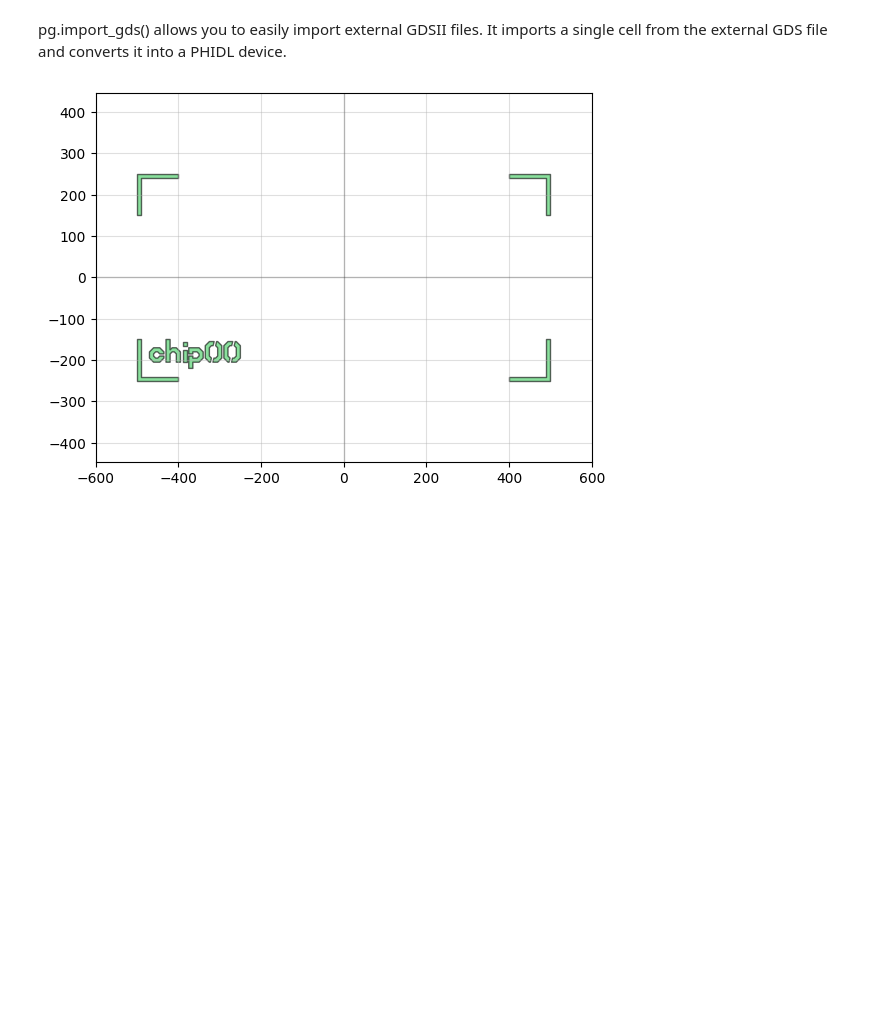
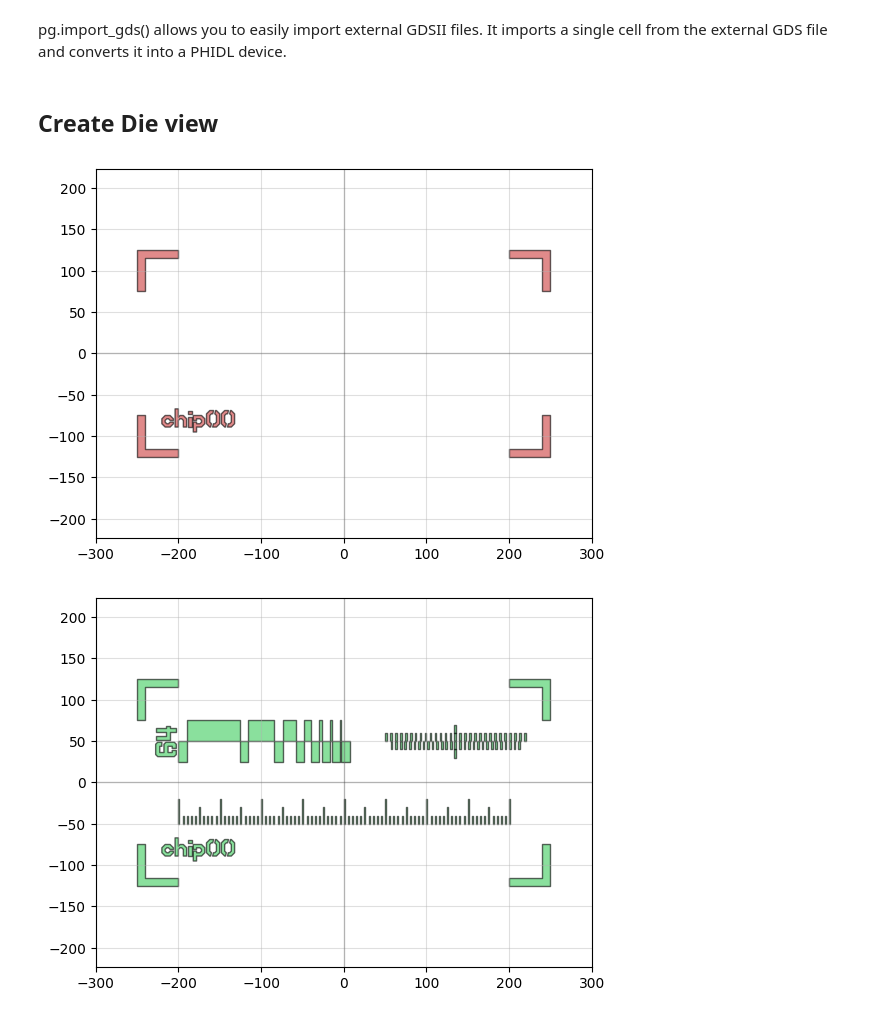
Before and after one commit to hacker-fab/Layout-tool-dev, a Jupyter notebook: phidl_drc_v0.ipynb, the cells around one changed output. Drawn from its saved outputs; the diff is of its cells as text; code cells hidden in the pictures; blank space fills up the shorter version.

```diff
--- a/phidl_drc_v0.ipynb
+++ b/phidl_drc_v0.ipynb
@@ -27,12 +27,12 @@ qp(D) # quickplot the geometry
 The pg.litho_calipers() function is used to detect offsets in multilayer fabrication. It creates a two sets of notches on different layers. When an fabrication error/offset occurs, it is easy to detect how much the offset is because both center-notches are no longer aligned.
 # %%
 Caliper = pg.litho_calipers(
-        notch_size = [1,5],
-        notch_spacing = 2,
-        num_notches = 7,
-        offset_per_notch = 0.1,
+        notch_size = [2,10],
+        notch_spacing = 4,
+        num_notches = 14,
+        offset_per_notch = 0.5,
         row_spacing = 0,
-        layer1 = 1,
-        layer2 = 2)
+        layer1 = 0,
+        layer2 = 0)
 qp(Caliper) # quickplot the geometry
 # %% [output]
@@ -41,11 +41,11 @@ qp(Caliper) # quickplot the geometry
 This ruler structure is useful for measuring distances on a wafer. It features customizable ruler markings
 # %%
 Ruler = pg.litho_ruler(
-    height = 2 ,
-    width = 0.25,
-    spacing = 1,
+    height = 10 ,
+    width = 1.25,
+    spacing = 5,
     scale = [3,1,1,1,1,2,1,1,1,1],
-    num_marks = 21,
+    num_marks = 81,
     layer = 0,
     )
 
@@ -76,16 +76,36 @@ D = pg.import_gds(filename = 'testellipse.gds', cellname = None, flatten = False
 #qp(D) # quickplot the geometry
+# %% [markdown]
+## Create Die view
 # %%
+Focus = pg.basic_die(
+              size = (500, 250), # Size of die
+              street_width = 10,   # Width of corner marks for die-sawing
+              street_length = 50, # Length of corner marks for die-sawing
+              die_name = 'chip00',  # Label text
+              text_size = 20,      # Label text size
+              text_location = 'SW', # Label text compass location e.g. 'S', 'SE', 'SW'
+              layer = 2,
+              draw_bbox = False,
+              bbox_layer = 99,
+              )
+qp(Focus)
 D = pg.basic_die(
-              size = (1000, 500), # Size of die
+              size = (500, 250), # Size of die
               street_width = 10,   # Width of corner marks for die-sawing
-              street_length = 100, # Length of corner marks for die-sawing
+              street_length = 50, # Length of corner marks for die-sawing
               die_name = 'chip00',  # Label text
-              text_size = 50,      # Label text size
+              text_size = 20,      # Label text size
               text_location = 'SW', # Label text compass location e.g. 'S', 'SE', 'SW'
               layer = 0,
               draw_bbox = False,
               bbox_layer = 99,
               )
-qp(D) # quickplot the geometry
+#p(D) # quickplot the geometry
+
+ruler_ref = D << Ruler.move([-200,-50])
+steps_ref = D << Steps.move([-200,50])
+caliper_ref = D << Caliper.move([50,50])
+qp(D)
 # %% [output]
-[figure, old version]
+[figure, new version]
+[figure, added]
```
Also changed, not shown: parts of 8 cells of this notebook.
